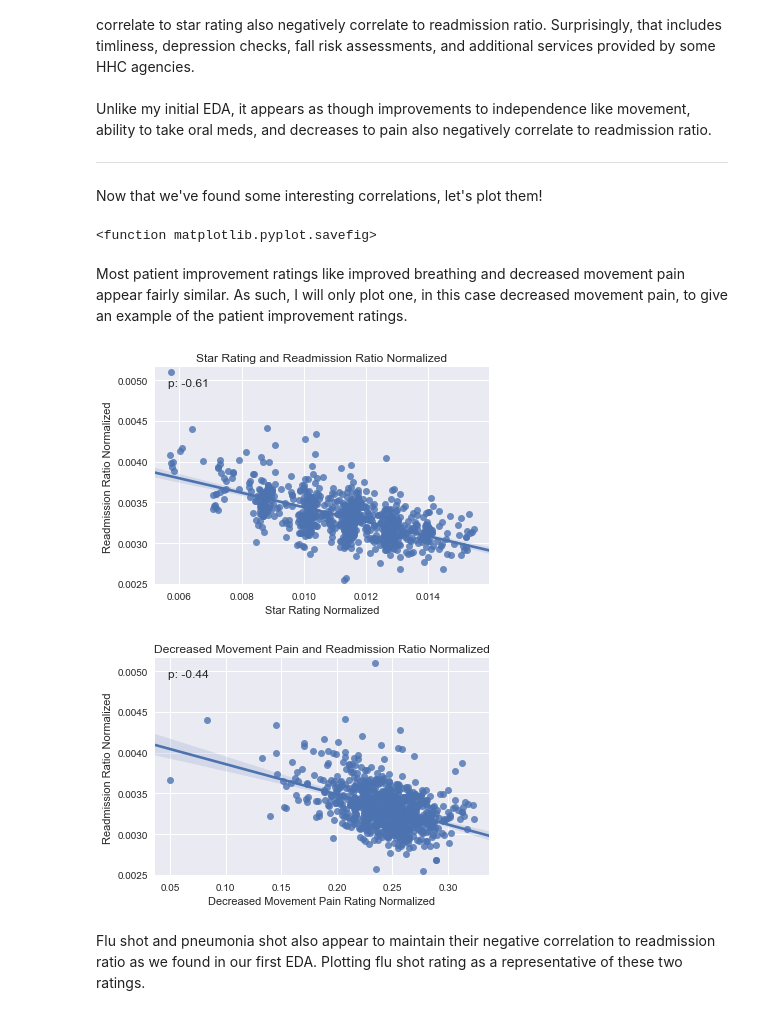
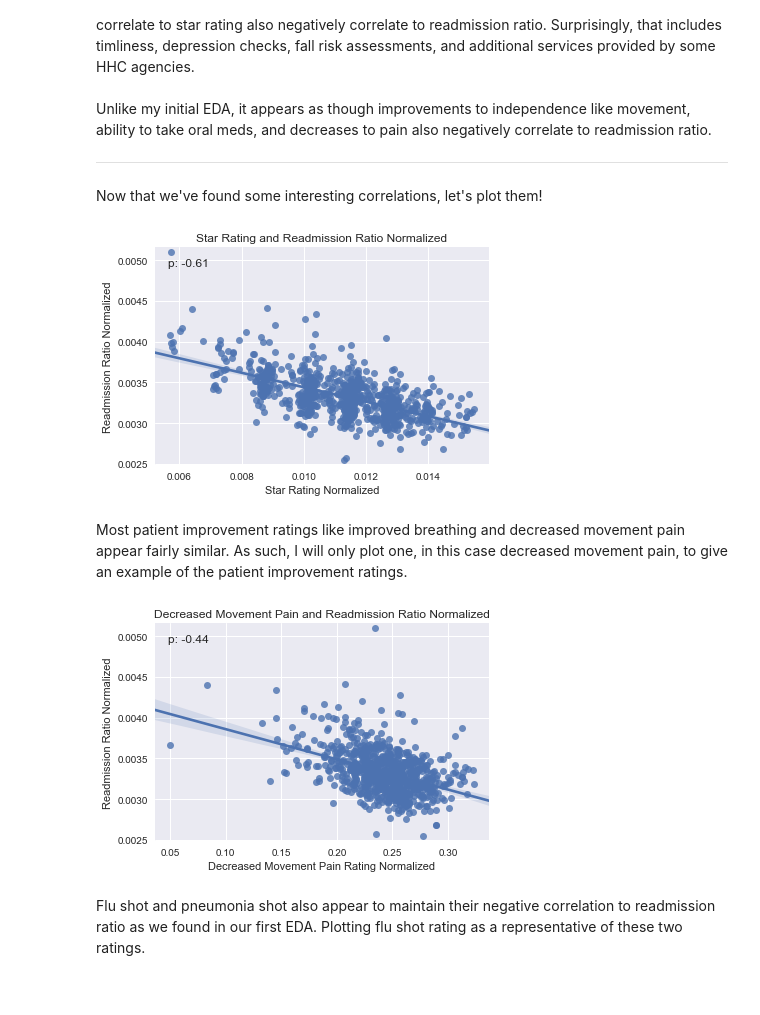
Before and after one commit to jsking751/Capstone_1, a Jupyter notebook: EDA and Analysis/EDA_Part_2.ipynb, the cells around one changed output. Cells and saved outputs as stored; diff of their text form; code cells hidden in the pictures.

```diff
--- a/EDA and Analysis/EDA_Part_2.ipynb
+++ b/EDA and Analysis/EDA_Part_2.ipynb
@@ -162,10 +162,17 @@ categories = df.drop(['zip','state','excessive_count','readmission_ratio','predi
                       'star_rating','readmit_expectation','er_admit_expectation'], axis=1)
 hhc_melt = pd.melt(categories)
 hhc_melt.columns=('category','rating')
+
+# Save Default Plot Parameters
+inline_rc = dict(plt.rcParams)
 # %%
 # Plot Box Plots for All Categories to Show Relative Variation
 plt.subplots(0,figsize=(35,15))
 _=sns.boxplot(x='category',y='rating',data=hhc_melt)
 _= plt.title('Home Health Care Ratings Distribution')
+_ = plt.rc('xtick', labelsize=25)
+_ = plt.rc('axes', titlesize=25, labelsize=25)
+_ = plt.rc('ytick', labelsize=25)
+_ = plt.xticks(rotation = 35)
 plt.show()
 # %% [output]
@@ -176,6 +183,9 @@ As expected, these categories have a lot more variability than the previous mode
 ***
 Now let's take a look at the correlations within the data.
 # %%
+# Reset Plots to Default Parameters
+_ = plt.rcParams.update(inline_rc)
+
 # Create Correlation Matrix to See Noteable Correlaitons
 f, ax = plt.subplots(figsize=(15, 15))
 corr = df.corr()
@@ -305,21 +315,21 @@ _ = line_reg('star_rating','readmission_ratio',df_norm)
 _ = plt.xlabel('Star Rating Normalized')
 _ = plt.ylabel('Readmission Ratio Normalized')
 _ = plt.title('Star Rating and Readmission Ratio Normalized')
-plt.savefig
+plt.show()
 # %% [output]
-<function matplotlib.pyplot.savefig>
+[figure, added]
 # %% [markdown]
 Most patient improvement ratings like improved breathing and decreased movement pain appear fairly similar.  As such, I will only plot one, in this case decreased movement pain, to give an example of the patient improvement ratings.
 # %%
 # Plotting Scatter Plot of Decreased Movement Pain and Readmission Ratios
+_ = plt.rcParams.update()
 _ = line_reg('move_pain_debuff','readmission_ratio',df_norm)
 _ = plt.xlabel('Decreased Movement Pain Rating Normalized')
 _ = plt.ylabel('Readmission Ratio Normalized')
 _ = plt.title('Decreased Movement Pain and Readmission Ratio Normalized')
 plt.show()
 # %% [output]
-[figure, old version]
+[figure, new version]
-[figure, removed]
 # %% [markdown]
 Flu shot and pneumonia shot also appear to maintain their negative correlation to readmission ratio as we found in our first EDA.  Plotting flu shot rating as a representative of these two ratings.
 # %%
```
Also changed, not shown: parts of 2 cells of this notebook.
